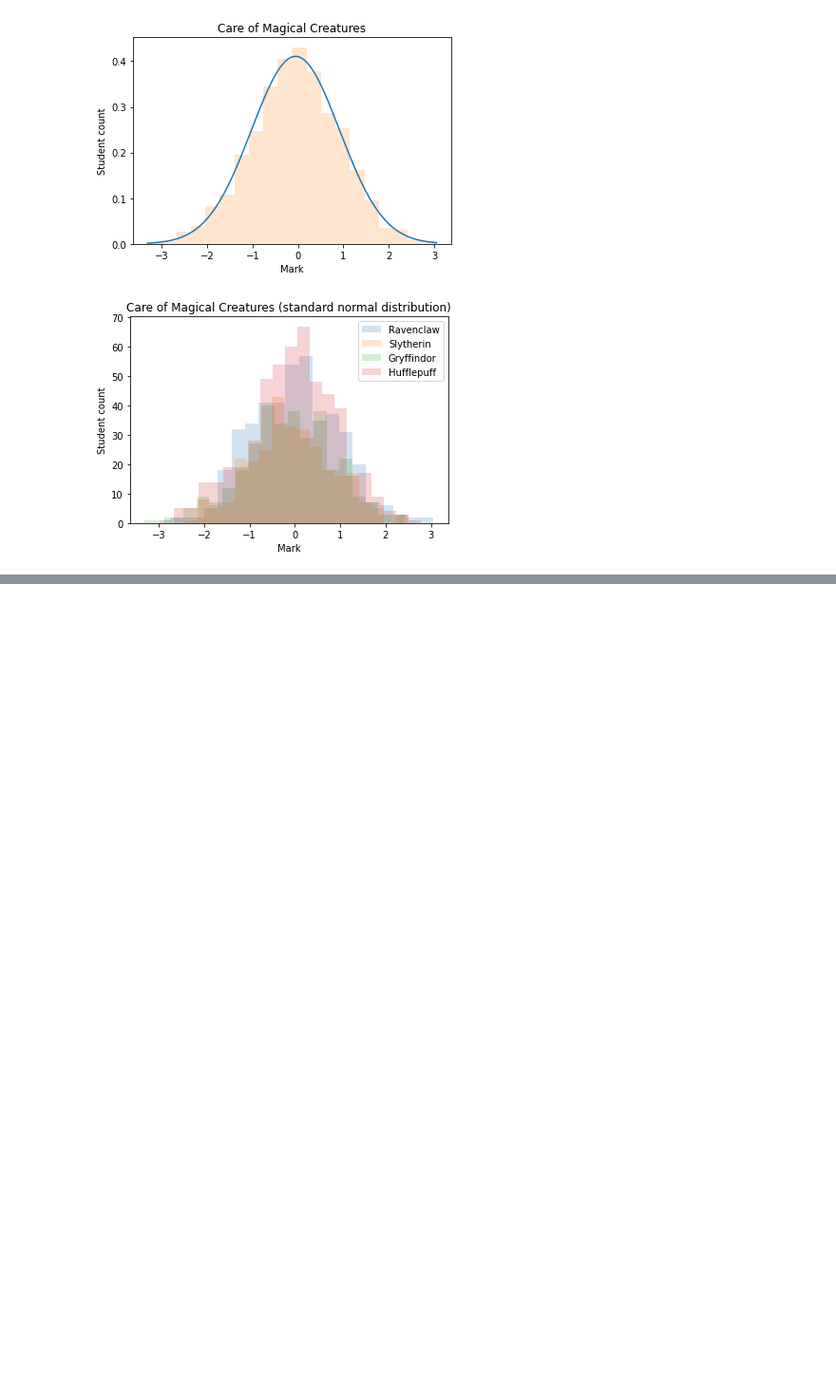
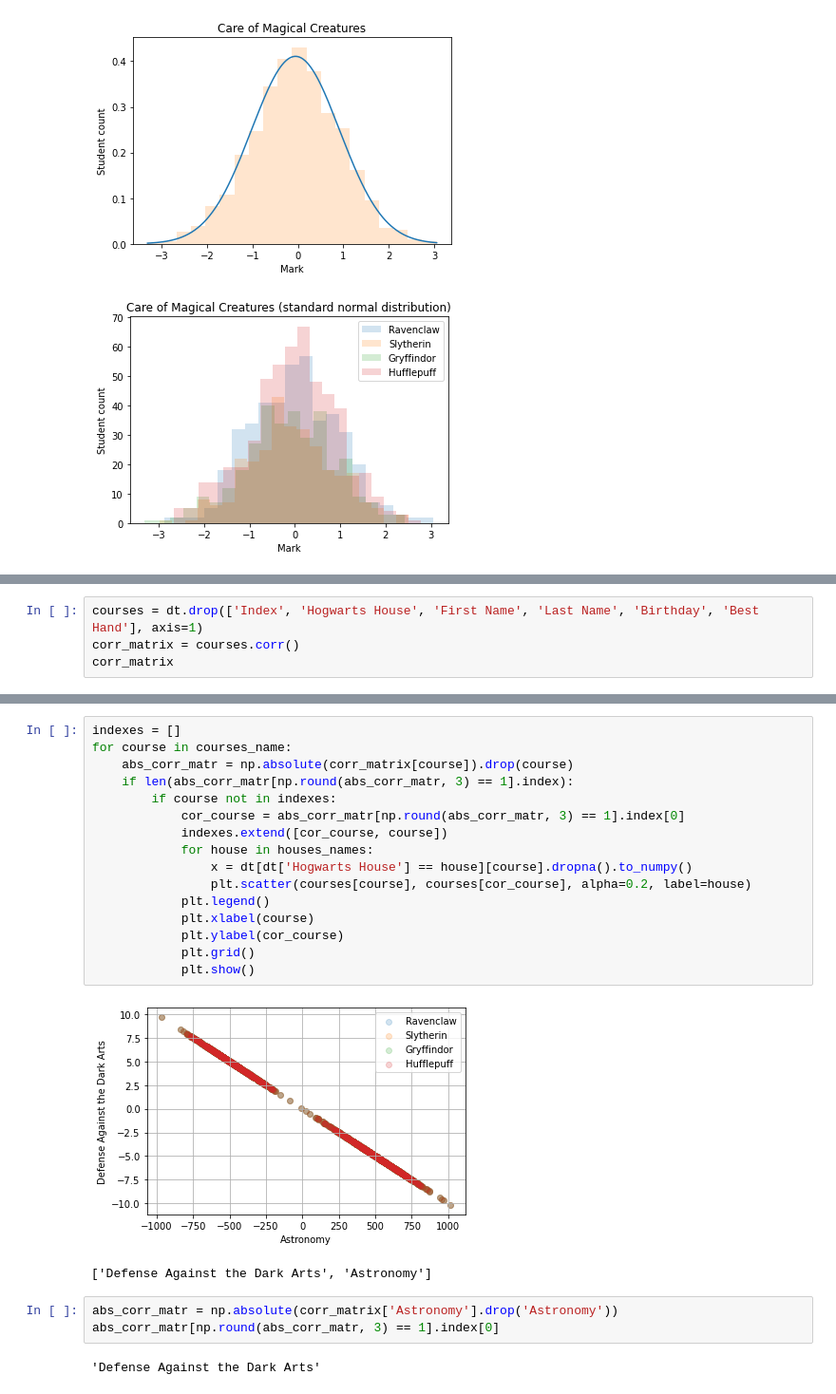
Before and after one commit to danlee65071/dslr, a Jupyter notebook: test.ipynb, the cells around one changed output, grey strips where cells are left out. Shown at 95% size. Saved outputs shown, nothing was run; the diff lists cells and outputs as text; blank space fills up the shorter version.

Commit message:
scatter

```diff
--- a/test.ipynb
+++ b/test.ipynb
@@ -146,0 +118,4 @@ Name: Divination, Length: 516, dtype: float64
+# %%
+courses = dt.drop(['Index', 'Hogwarts House', 'First Name', 'Last Name', 'Birthday', 'Best Hand'], axis=1)
+corr_matrix = courses.corr()
+corr_matrix
@@ -146,0 +137,24 @@ Name: Divination, Length: 516, dtype: float64
+# %%
+indexes = []
+for course in courses_name:
+    abs_corr_matr = np.absolute(corr_matrix[course]).drop(course)
+    if len(abs_corr_matr[np.round(abs_corr_matr, 3) == 1].index):
+        if course not in indexes:
+            cor_course = abs_corr_matr[np.round(abs_corr_matr, 3) == 1].index[0]
+            indexes.extend([cor_course, course])
+            for house in houses_names:
+                x = dt[dt['Hogwarts House'] == house][course].dropna().to_numpy()
+                plt.scatter(courses[course], courses[cor_course], alpha=0.2, label=house)
+            plt.legend()
+            plt.xlabel(course)
+            plt.ylabel(cor_course)
+            plt.grid()
+            plt.show()
+# %% [output]
+[figure, added]
+['Defense Against the Dark Arts', 'Astronomy']
+# %%
+abs_corr_matr = np.absolute(corr_matrix['Astronomy'].drop('Astronomy'))
+abs_corr_matr[np.round(abs_corr_matr, 3) == 1].index[0]
+# %% [output]
+'Defense Against the Dark Arts'
```
Also changed, not shown: parts of 3 cells of this notebook, 1 other file.
